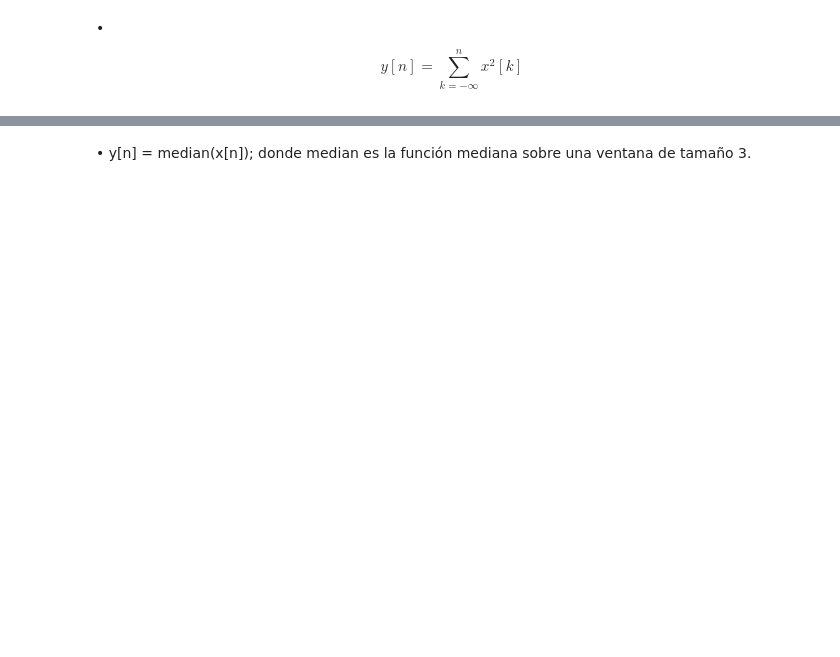
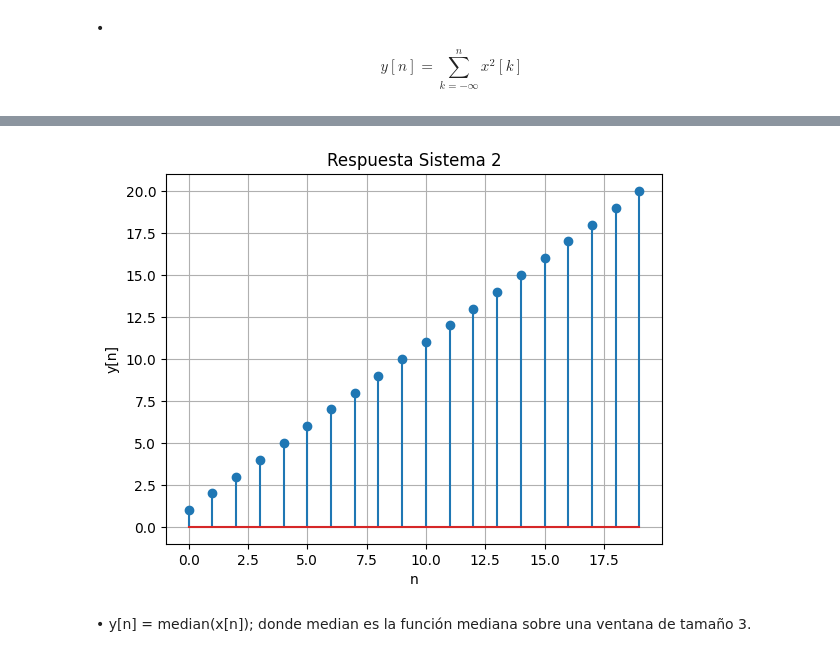
Before and after one commit to juramirezmon/Senales_y_sistemas, a Jupyter notebook: Taller_2_LaPlace.ipynb, the cells around one changed output, grey strips where cells are left out. Cells and saved outputs as stored; diff of their text form; code cells hidden in the pictures; blank space fills up the shorter version.

```diff
--- a/Taller_2_LaPlace.ipynb
+++ b/Taller_2_LaPlace.ipynb
@@ -27,2 +56,22 @@ mule los sistemas en Python):
+# %%
+# SISTEMA 2
+def sistema2(x):
+    y = np.zeros_like(x)
+    for n in range(len(x)):
+        y[n] = np.sum(x[:n+1]**2)
+    return y
+
+x = np.ones_like(n)
+y = sistema2(x)
+
+# Gráfica
+plt.stem(n, y)
+plt.title("Respuesta Sistema 2")
+plt.xlabel("n")
+plt.ylabel("y[n]")
+plt.grid(True)
+plt.show()
+# %% [output]
+[figure, added]
 # %% [markdown]
 • y[n] = median(x[n]); donde median es la función mediana sobre una ventana de tamaño 3.
```
Also changed, not shown: parts of 18 cells of this notebook.
